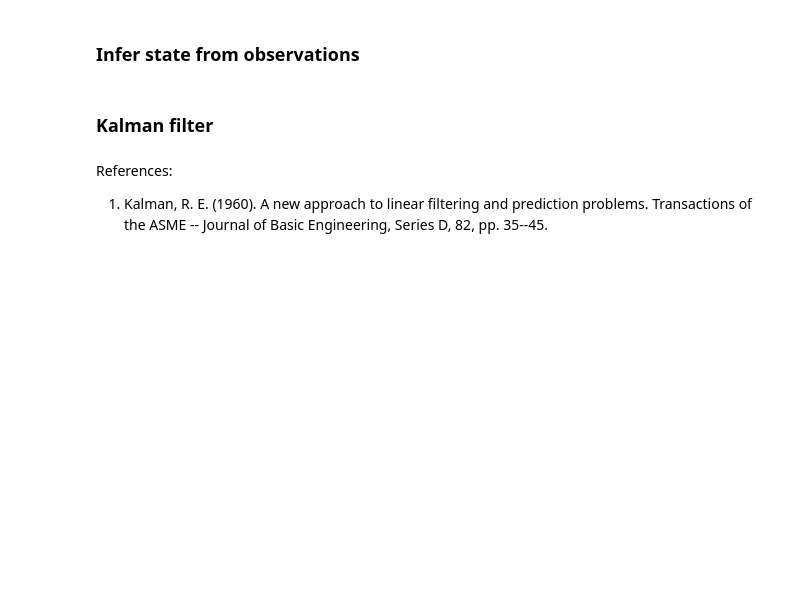
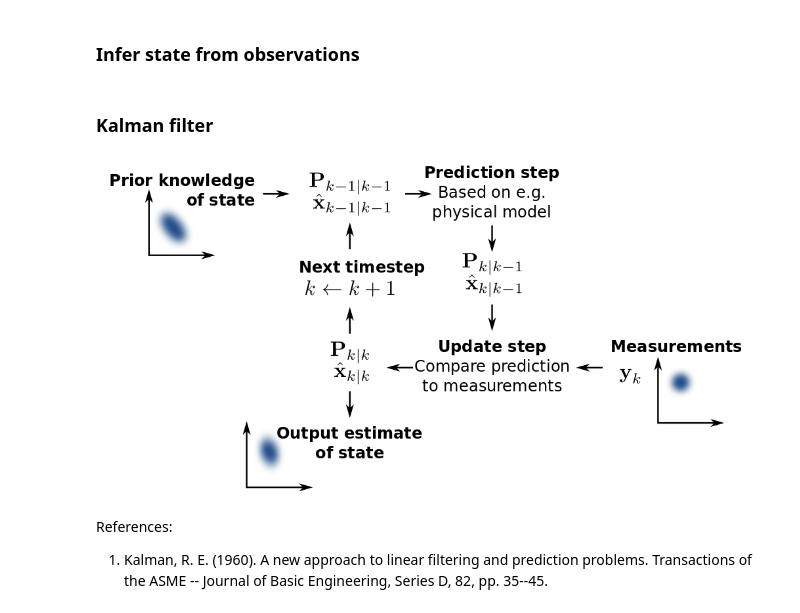
Before and after one commit to darrineth/data-assimilation, a Jupyter notebook: notebooks/data-assimilation.ipynb, the cells around one changed output. Cells and saved outputs as stored; diff of their text form; code cells hidden in the pictures; blank space fills up the shorter version.

```diff
--- a/notebooks/data-assimilation.ipynb
+++ b/notebooks/data-assimilation.ipynb
@@ -101,7 +108,9 @@ from IPython.display import Image
 # %% [markdown]
 ### Kalman filter
 # %%
-Image(filename='/opt/notebooks/static/Basic_concept_of_Kalman_filtering.png')
+Image(filename='/opt/static/Basic_concept_of_Kalman_filtering.png')
+# %% [output]
+[figure, added]
 # %% [markdown]
 References:
 
```
Also changed, not shown: parts of 15 cells of this notebook, 1 other file.
